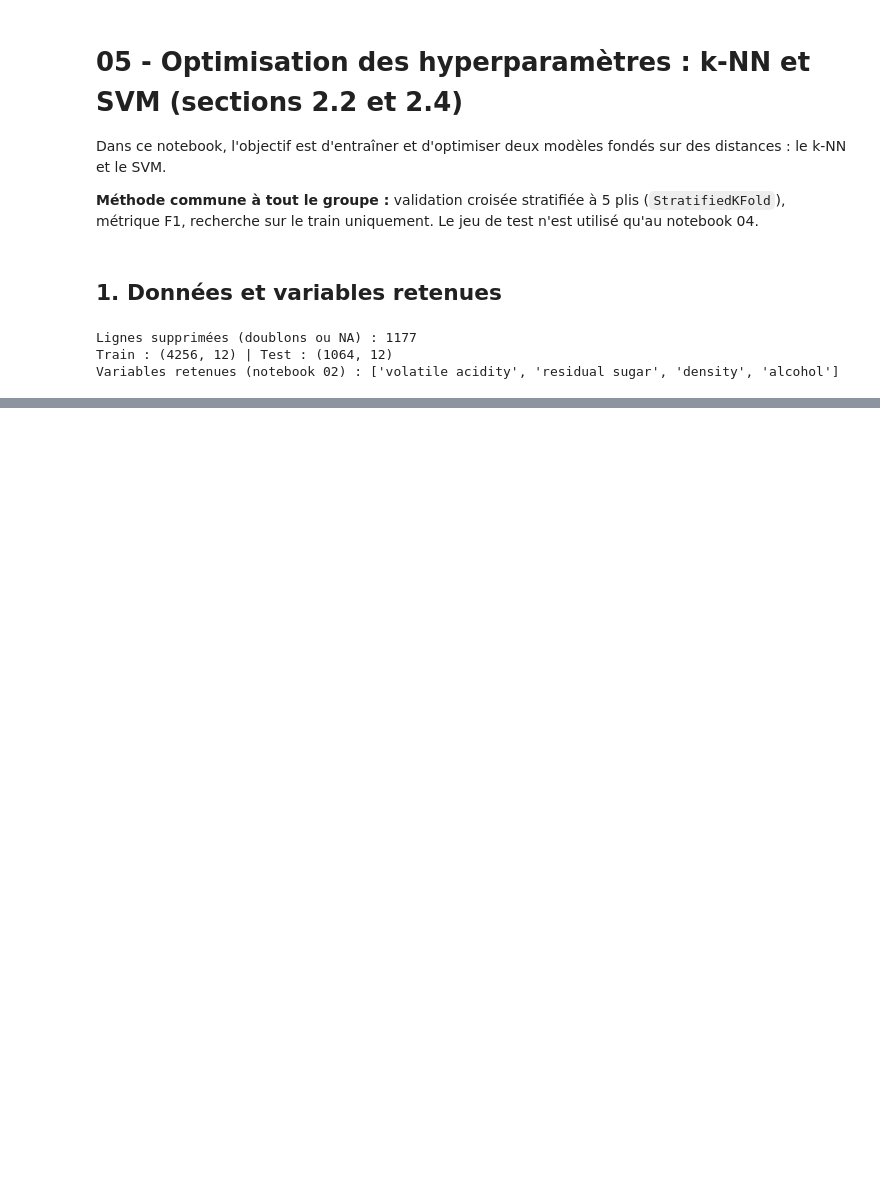
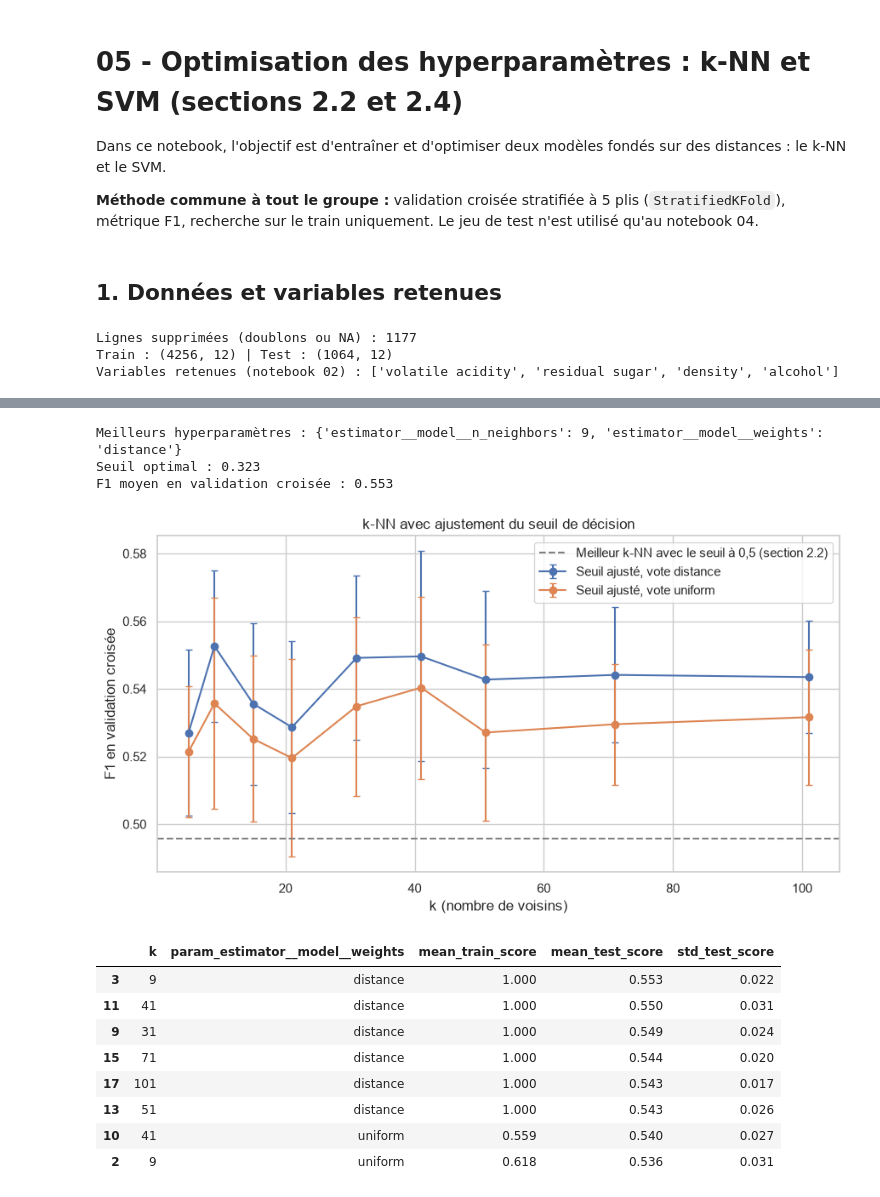
Before and after one commit to AmbreBerdery/WineQuality, a Jupyter notebook: notebooks/05_optimization.ipynb, the cells around one changed output, grey strips where cells are left out. Cells and saved outputs as stored; diff of their text form; code cells hidden in the pictures; blank space fills up the shorter version.

```diff
--- a/notebooks/05_optimization.ipynb
+++ b/notebooks/05_optimization.ipynb
@@ -43,0 +112,53 @@ Variables retenues (notebook 02) : ['volatile acidity', 'residual sugar', 'densi
+# %%
+from sklearn.model_selection import TunedThresholdClassifierCV
+from sklearn.neighbors import KNeighborsClassifier
+from src.models import make_pipeline
+from src.tuning import CV
+
+knn_tuned = TunedThresholdClassifierCV(
+    make_pipeline(KNeighborsClassifier(p=1), None),   # Manhattan, 12 variables
+    scoring="f1", cv=CV,
+)
+knn_tuned_grid = {
+    "estimator__model__n_neighbors": [5, 9, 15, 21, 31, 41, 51, 71, 101],
+    "estimator__model__weights": ["uniform", "distance"],
+}
+knn_t_search = run_grid_search(knn_tuned, knn_tuned_grid, X_train, y_train)
+
+print("Meilleurs hyperparamètres :", knn_t_search.best_params_)
+print("Seuil optimal :", round(knn_t_search.best_estimator_.best_threshold_, 3))
+print("F1 moyen en validation croisée :", round(knn_t_search.best_score_, 3))
+# %% [output]
+Meilleurs hyperparamètres : {'estimator__model__n_neighbors': 9, 'estimator__model__weights': 'distance'}
+Seuil optimal : 0.323
+F1 moyen en validation croisée : 0.553
+# %%
+knn_t_cv = pd.DataFrame(knn_t_search.cv_results_)
+knn_t_cv["k"] = knn_t_cv["param_estimator__model__n_neighbors"].astype(int)
+
+plt.figure(figsize=(9, 5))
+for w, g in knn_t_cv.groupby("param_estimator__model__weights"):
+    plt.errorbar(g["k"], g["mean_test_score"], yerr=g["std_test_score"],
+                 fmt="o-", capsize=3, label=f"Seuil ajusté, vote {w}")
+plt.axhline(knn_search.best_score_, ls="--", color="grey",
+            label="Meilleur k-NN avec le seuil à 0,5 (section 2.2)")
+plt.xlabel("k (nombre de voisins)")
+plt.ylabel("F1 en validation croisée")
+plt.title("k-NN avec ajustement du seuil de décision")
+plt.legend()
+plt.tight_layout()
+plt.show()
+
+cols = ["k", "param_estimator__model__weights", "mean_train_score", "mean_test_score", "std_test_score"]
+knn_t_cv.sort_values("mean_test_score", ascending=False)[cols].head(8).round(3)
+# %% [output]
+[figure, added]
+|  | k | param_estimator__model__weights | mean_train_score | mean_test_score | std_test_score |
+| 3 | 9 | distance | 1.000 | 0.553 | 0.022 |
+| 11 | 41 | distance | 1.000 | 0.550 | 0.031 |
+| 9 | 31 | distance | 1.000 | 0.549 | 0.024 |
+| 15 | 71 | distance | 1.000 | 0.544 | 0.020 |
+| 17 | 101 | distance | 1.000 | 0.543 | 0.017 |
+| 13 | 51 | distance | 1.000 | 0.543 | 0.026 |
+| 10 | 41 | uniform | 0.559 | 0.540 | 0.027 |
+| 2 | 9 | uniform | 0.618 | 0.536 | 0.031 |
```
Also changed, not shown: parts of 10 cells of this notebook.
